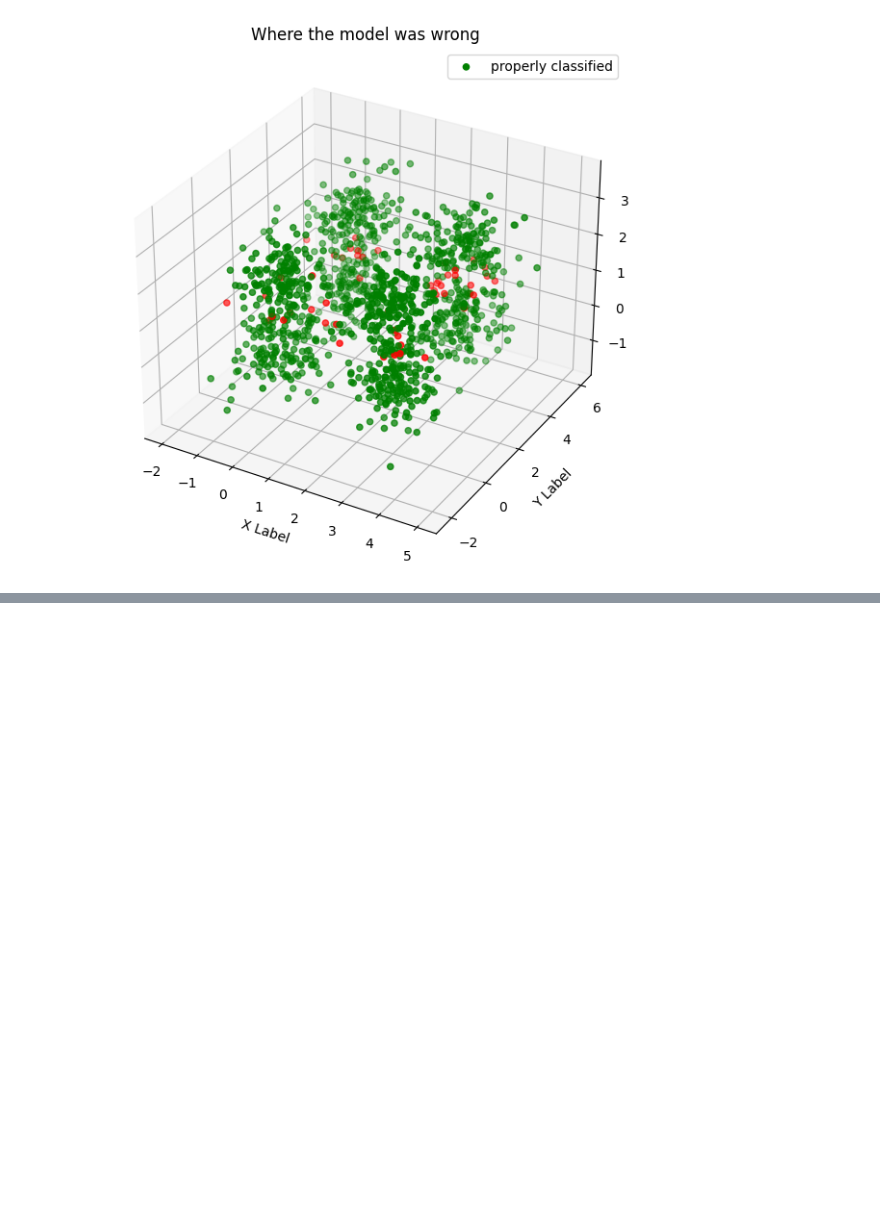
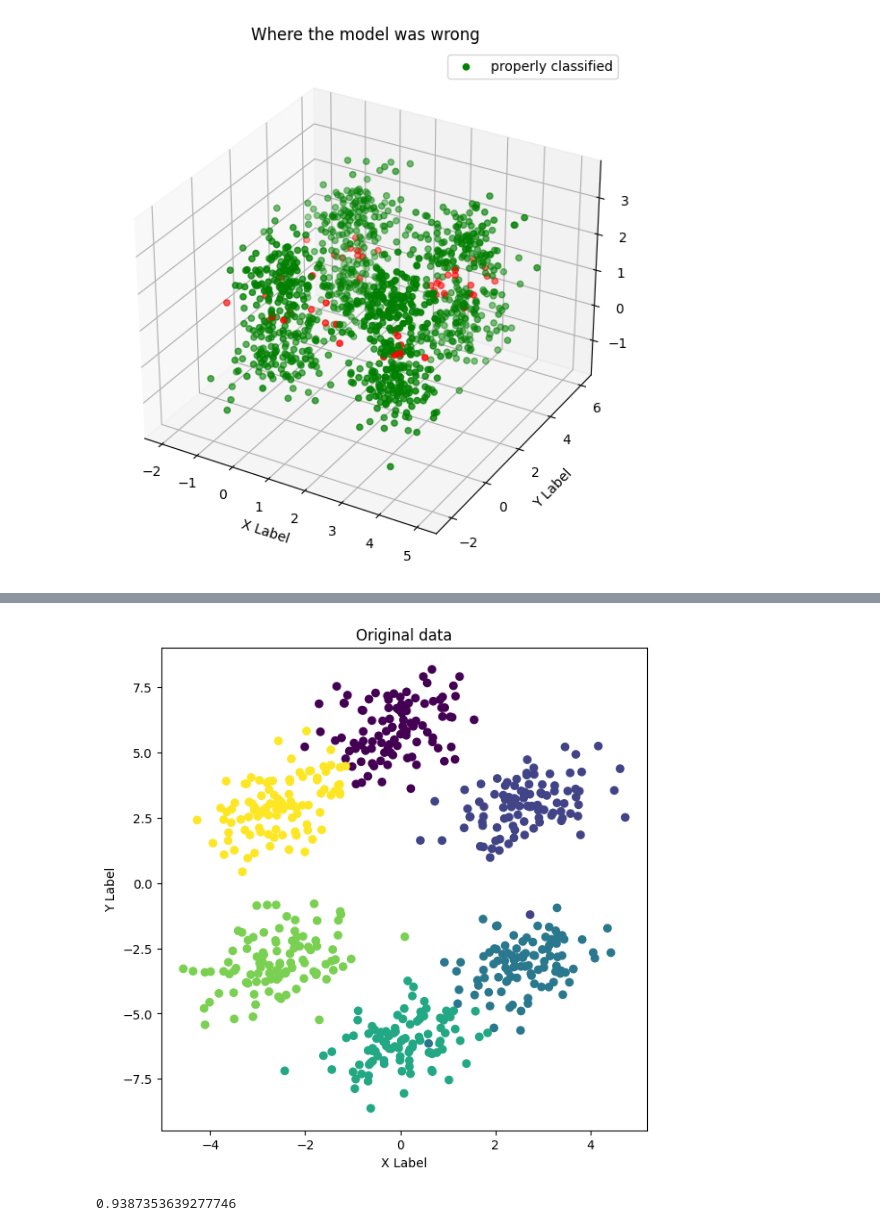
Before and after one commit to nizwant/methods_of_computational_intelligence, a Jupyter notebook: KohonenNetworks/KOH1.ipynb, the cells around one changed output, grey strips where cells are left out. Drawn from its saved outputs; the diff is of its cells as text; code cells hidden in the pictures; blank space fills up the shorter version.

```diff
--- a/KohonenNetworks/KOH1.ipynb
+++ b/KohonenNetworks/KOH1.ipynb
@@ -210,0 +211,3 @@ plt.legend(["properly classified"])
+# %%
+hex = pd.read_csv("./../data/kohonen/hexagon.csv")
+hex
@@ -210,0 +228,17 @@ plt.legend(["properly classified"])
+# %%
+fig = plt.figure(figsize=(7, 7))
+ax = fig.add_subplot()
+ax.scatter(hex["x"], hex["y"], c=hex["c"])
+ax.set_xlabel("X Label")
+ax.set_ylabel("Y Label")
+ax.title.set_text("Original data")
+# %% [output]
+[figure, added]
+# %%
+hex_x = hex.drop("c", axis=1).to_numpy()
+kohon = kohonen(2, 3, hex_x)
+kohon.train(hex_x, 10)
+hex["predicted"] = kohon.predict(hex_x)
+v_measure_score(hex["c"], hex["predicted"])
+# %% [output]
+0.9387353639277746
```
Also changed, not shown: parts of 13 cells of this notebook.
